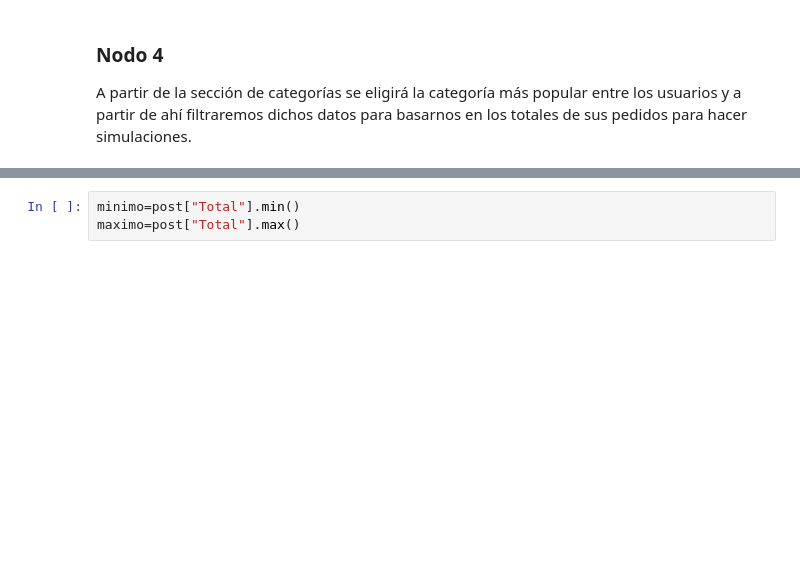
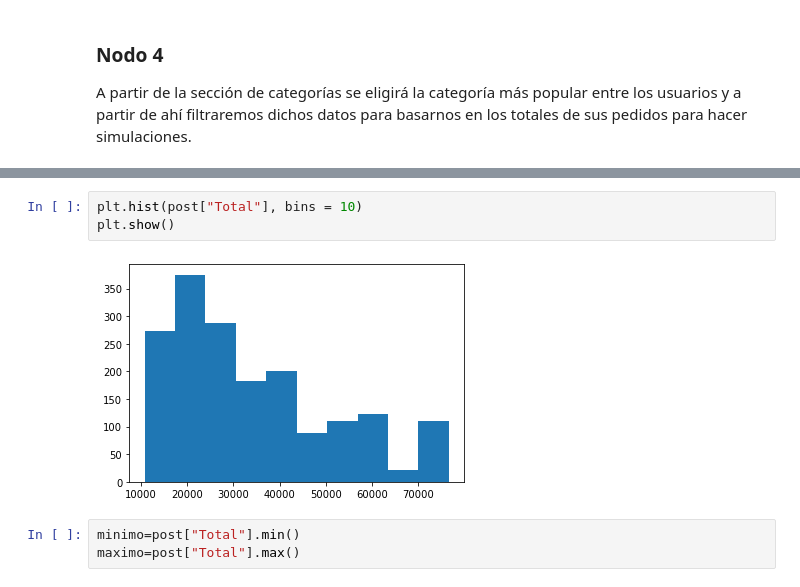
Before and after one commit to Jancope/ProyectoModulo1, a Jupyter notebook: ProyectoModulo1_PenaJ_OrtizJ (4) (1).ipynb, the cells around one changed output, grey strips where cells are left out. Cells and saved outputs as stored; diff of their text form; blank space fills up the shorter version.

```diff
--- a/ProyectoModulo1_PenaJ_OrtizJ (4) (1).ipynb
+++ b/ProyectoModulo1_PenaJ_OrtizJ (4) (1).ipynb
@@ -828,3 +854,8 @@ post.count()
+# %%
+plt.hist(post["Total"], bins = 10)
+plt.show()
+# %% [output]
+[figure, added]
 # %%
 minimo=post["Total"].min()
 maximo=post["Total"].max()
```
Also changed, not shown: parts of 5 cells of this notebook.
